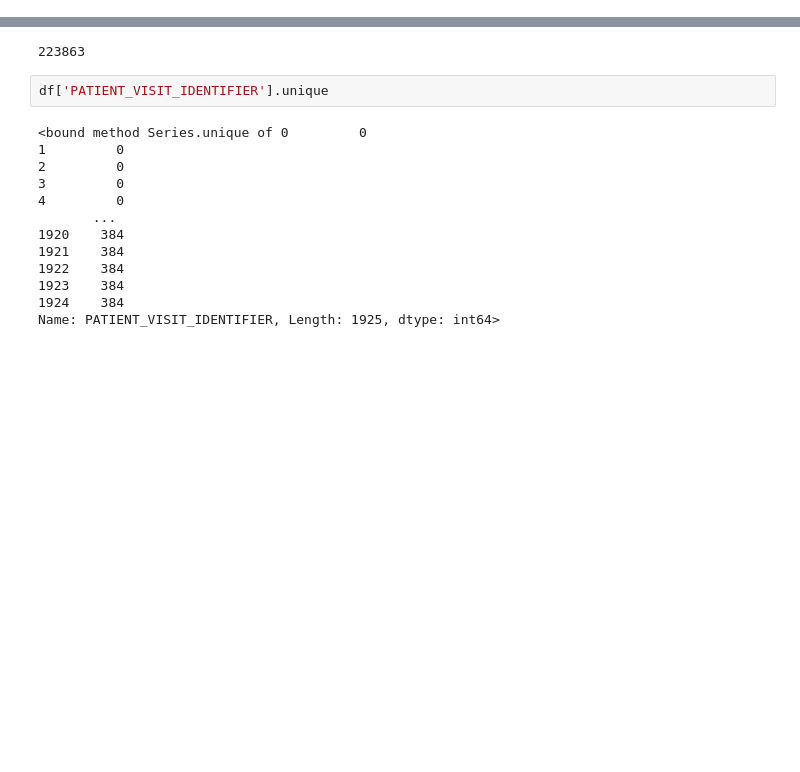
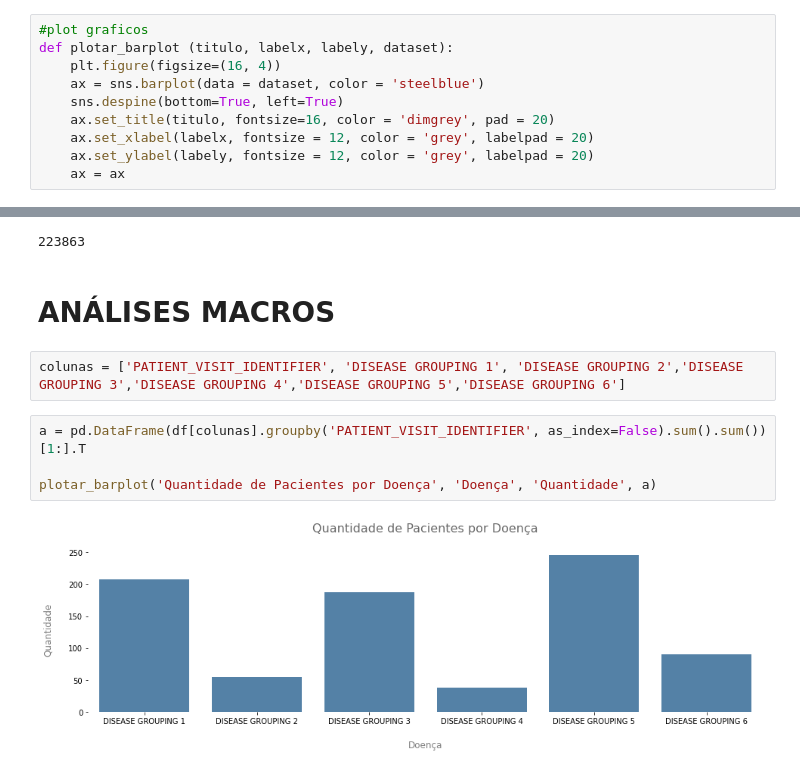
Before and after one commit to daianeklein/bootcamp-Alura, a Jupyter notebook: Projeto-Final/COVID-19_CLINICAL_DATA_SIRIO_LIBANES.ipynb, the cells around one changed output, grey strips where cells are left out. Cells and saved outputs as stored; diff of their text form; blank space fills up the shorter version.

```diff
--- a/Projeto-Final/COVID-19_CLINICAL_DATA_SIRIO_LIBANES.ipynb
+++ b/Projeto-Final/COVID-19_CLINICAL_DATA_SIRIO_LIBANES.ipynb
@@ -10,3 +18,13 @@ warnings.filterwarnings('ignore')
+# %%
+#plot graficos
+def plotar_barplot (titulo, labelx, labely, dataset):
+    plt.figure(figsize=(16, 4))
+    ax = sns.barplot(data = dataset, color = 'steelblue')
+    sns.despine(bottom=True, left=True)
+    ax.set_title(titulo, fontsize=16, color = 'dimgrey', pad = 20)
+    ax.set_xlabel(labelx, fontsize = 12, color = 'grey', labelpad = 20)
+    ax.set_ylabel(labely, fontsize = 12, color = 'grey', labelpad = 20)
+    ax = ax
 # %% [markdown]
 # DATASET'S
 # %%
@@ -79,18 +97,13 @@ ICU
 df.isna().sum().sum()
 # %% [output]
 223863
-# %%
-df['PATIENT_VISIT_IDENTIFIER'].unique
-# %% [output]
-<bound method Series.unique of 0         0
-1         0
-2         0
-3         0
-4         0
-       ...
-1920    384
-1921    384
-1922    384
-1923    384
-1924    384
-Name: PATIENT_VISIT_IDENTIFIER, Length: 1925, dtype: int64>
+# %% [markdown]
+# ANÁLISES MACROS
+# %%
+colunas = ['PATIENT_VISIT_IDENTIFIER', 'DISEASE GROUPING 1', 'DISEASE GROUPING 2','DISEASE GROUPING 3','DISEASE GROUPING 4','DISEASE GROUPING 5','DISEASE GROUPING 6']
+# %%
+a = pd.DataFrame(df[colunas].groupby('PATIENT_VISIT_IDENTIFIER', as_index=False).sum().sum())[1:].T
+
+plotar_barplot('Quantidade de Pacientes por Doença', 'Doença', 'Quantidade', a)
+# %% [output]
+[figure, added]
```
Also changed, not shown: parts of 5 cells of this notebook.
